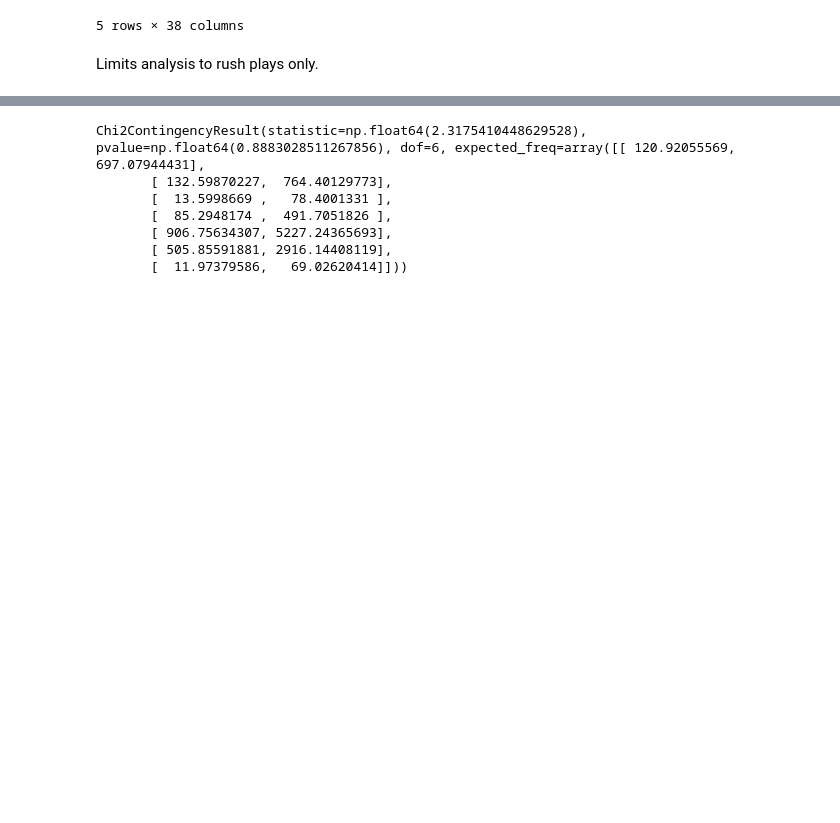
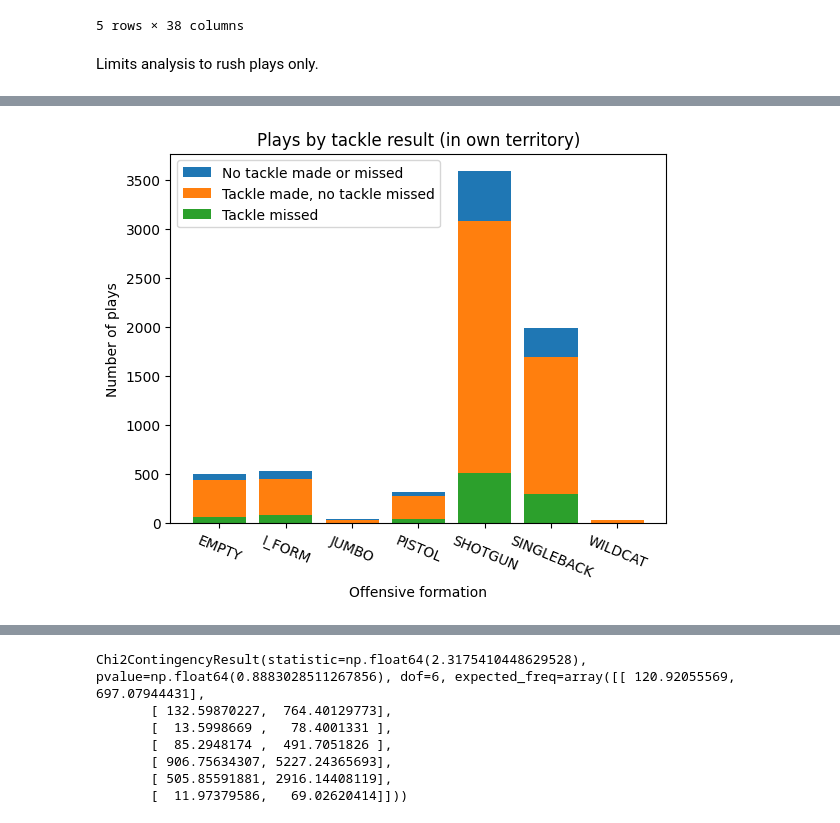
Before and after one commit to sesh9096/csci4502project, a Jupyter notebook: src/offensive-strategies-3.ipynb, the cells around one changed output, grey strips where cells are left out. Saved outputs shown, nothing was run; the diff lists cells and outputs as text; code cells hidden in the pictures; blank space fills up the shorter version.

Commit message:
Adds additional bar graphs

```diff
--- a/src/offensive-strategies-3.ipynb
+++ b/src/offensive-strategies-3.ipynb
@@ -30,11 +30,25 @@ df.head()
 # %% [markdown]
 Limits analysis to rush plays only.
 # %%
-df['play_count'] = 1
-df['play_tackle_or_assist'] = df.apply(lambda x: 1 if x.tackle > 0 or x.assist > 0 else 0, axis=1)
-df['play_missed_tackle'] = df.apply(lambda x: 1 if x.pff_missedTackle > 0 else 0, axis=1)
-df['play_tackle_or_assist_not_missed'] = df.apply(lambda x: 1 if x.play_tackle_or_assist == 1 and x.play_missed_tackle == 0 else 0, axis=1)
-df = df[['offenseFormation', 'tackle', 'assist', 'forcedFumble', 'pff_missedTackle', 'play_count', 'play_missed_tackle', 'play_tackle_or_assist_not_missed']].groupby(['offenseFormation']).sum()
-df['play_tackle_or_assist_not_missed_percentage'] = df.play_tackle_or_assist_not_missed.div(df.play_count).mul(100)
-df['play_missed_tackle_percentage'] = df.play_missed_tackle.div(df.play_count).mul(100)
-df
+def getFormationTable(df):
+    df = pd.DataFrame(df)
+    df['play_count'] = 1
+    df['play_tackle_or_assist'] = df.apply(lambda x: 1 if x.tackle > 0 or x.assist > 0 else 0, axis=1)
+    df['play_missed_tackle'] = df.apply(lambda x: 1 if x.pff_missedTackle > 0 else 0, axis=1)
+    df['play_tackle_or_assist_not_missed'] = df.apply(lambda x: 1 if x.play_tackle_or_assist == 1 and x.play_missed_tackle == 0 else 0, axis=1)
+    df = df[['offenseFormation', 'tackle', 'assist', 'forcedFumble', 'pff_missedTackle', 'play_count', 'play_missed_tackle', 'play_tackle_or_assist_not_missed']].groupby(['offenseFormation']).sum()
+    df['play_tackle_or_assist_not_missed_percentage'] = df.play_tackle_or_assist_not_missed.div(df.play_count).mul(100)
+    df['play_missed_tackle_percentage'] = df.play_missed_tackle.div(df.play_count).mul(100)
+    return df
+def plotFormationTable(df, title):
+    fig, ax = plt.subplots()
+    ax.set_title(title)
+    ax.set_xlabel('Offensive formation')
+    ax.set_ylabel('Number of plays')
+    ax.bar(df.index, df.play_count.values, label='No tackle made or missed')
+    ax.bar(df.index, df.play_tackle_or_assist_not_missed.values, label='Tackle made, no tackle missed')
+    ax.bar(df.index, df.play_missed_tackle.values, label='Tackle missed')
+    ax.legend()
+    for tick in ax.get_xticklabels():
+        tick.set_rotation(-22.5)
+    plt.show()
@@ -64,0 +72,5 @@ plt.show()
+# %%
+df_own_t_plays = getFormationTable(df[df.possessionTeam == df.yardlineSide])
+plotFormationTable(df_own_t_plays, 'Plays by tackle result (in own territory)')
+# %% [output]
+[figure, added]
```
Also changed, not shown: parts of 21 cells of this notebook.
